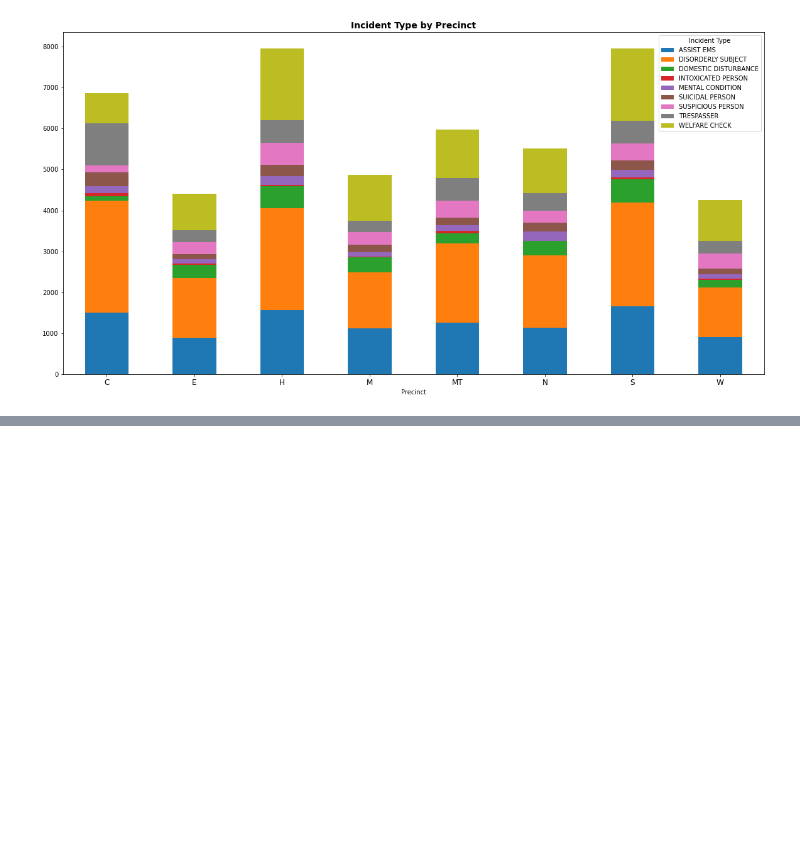
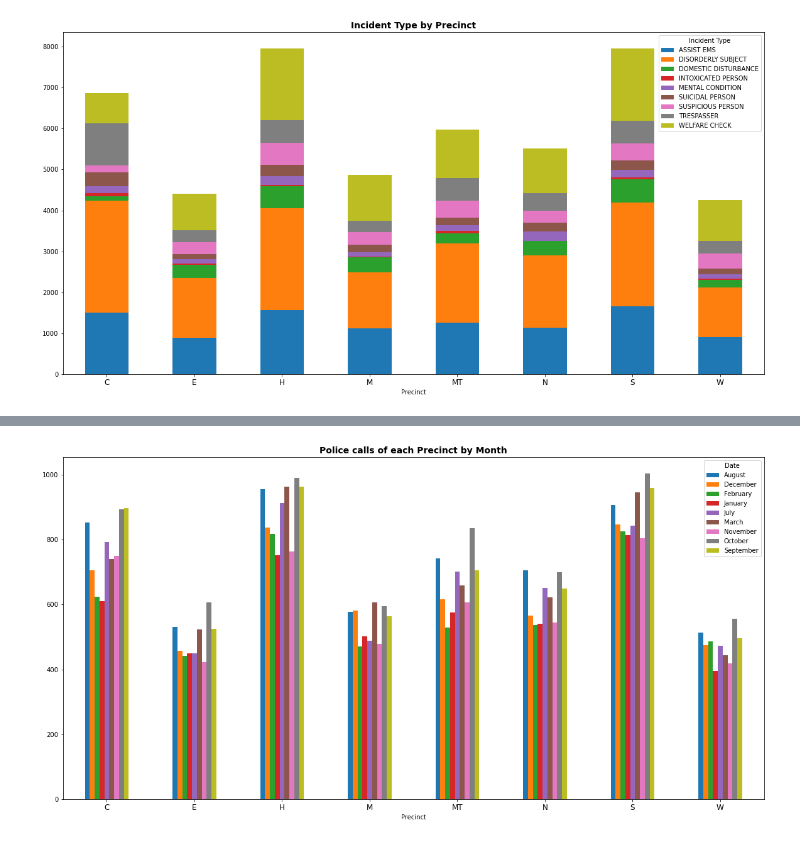
Before and after one commit to parallel-parker/partners_in_care, a Jupyter notebook: Notebook/Police_Calls_1.ipynb, the cells around one changed output, grey strips where cells are left out. Saved outputs shown, nothing was run; the diff lists cells and outputs as text; code cells hidden in the pictures; blank space fills up the shorter version.

```diff
--- a/Notebook/Police_Calls_1.ipynb
+++ b/Notebook/Police_Calls_1.ipynb
@@ -584,0 +594,10 @@ plt.title('Priority calls by Precinct',
+# %%
+#making a copy of police_calls and calling it police_calls_date
+
+police_calls_date=police_calls_filtered.copy()
+
+#change Date column to datetime format- the next line will only change it to date time format but if you want to
+#change the date into months then at the end of the datetime format method justtype .dt.month_name()
+#police_calls_date['Date']=pd.to_datetime(police_calls['Date'])
+
+police_calls_date['Date']=pd.to_datetime(police_calls['Date']).dt.month_name()
@@ -584,0 +636,10 @@ plt.title('Priority calls by Precinct',
+# %%
+pd.crosstab(police_calls_date['Precinct'], police_calls_date['Date']).plot(kind = 'bar',
+                                                                          figsize = (20, 10))
+plt.xticks(rotation = 0,
+           fontsize = 12)
+plt.title('Police calls of each Precinct by Month',
+         fontsize = 14,
+         fontweight = 'bold');
+# %% [output]
+[figure, added]
```
Also changed, not shown: parts of 46 cells of this notebook, 1 other file.
